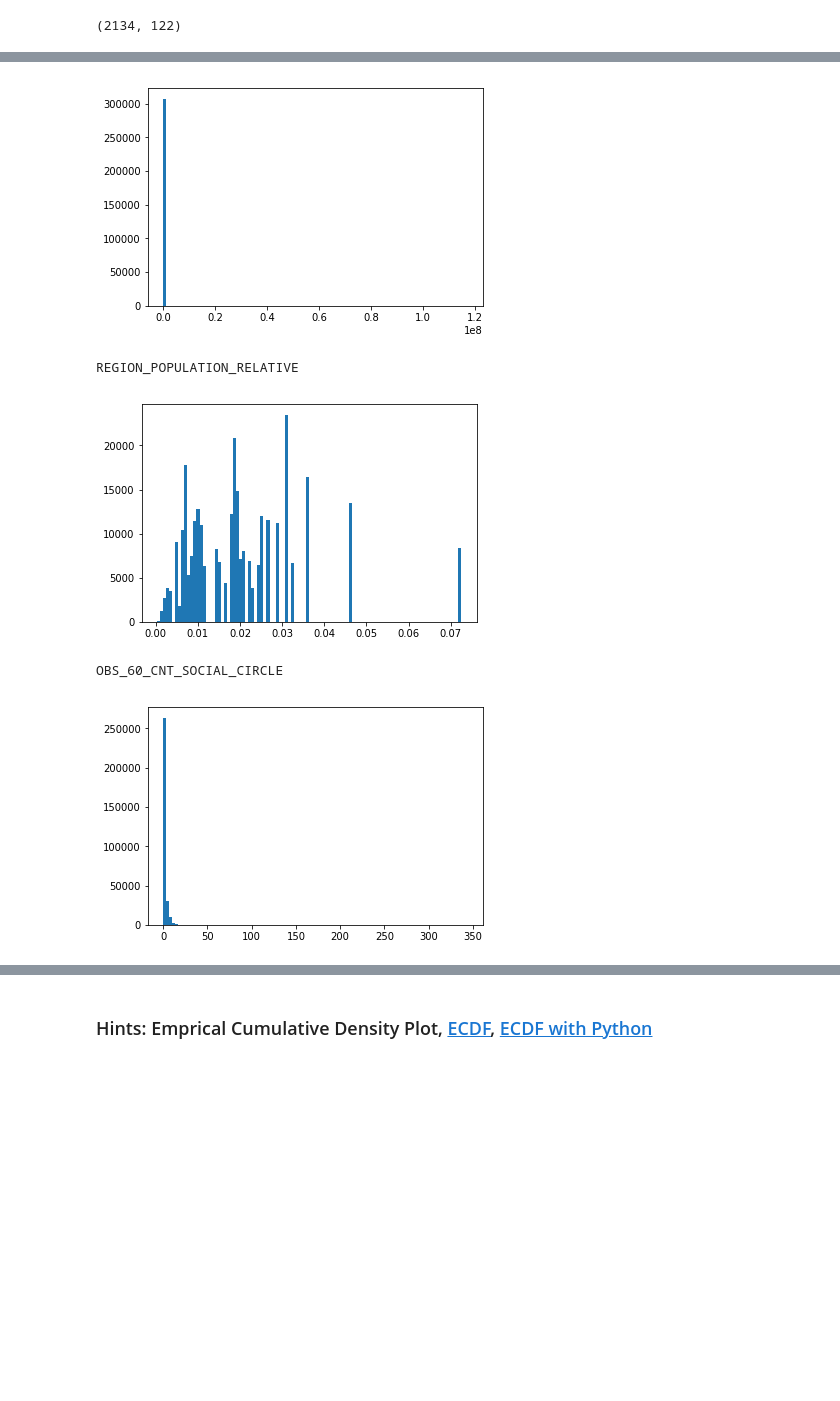
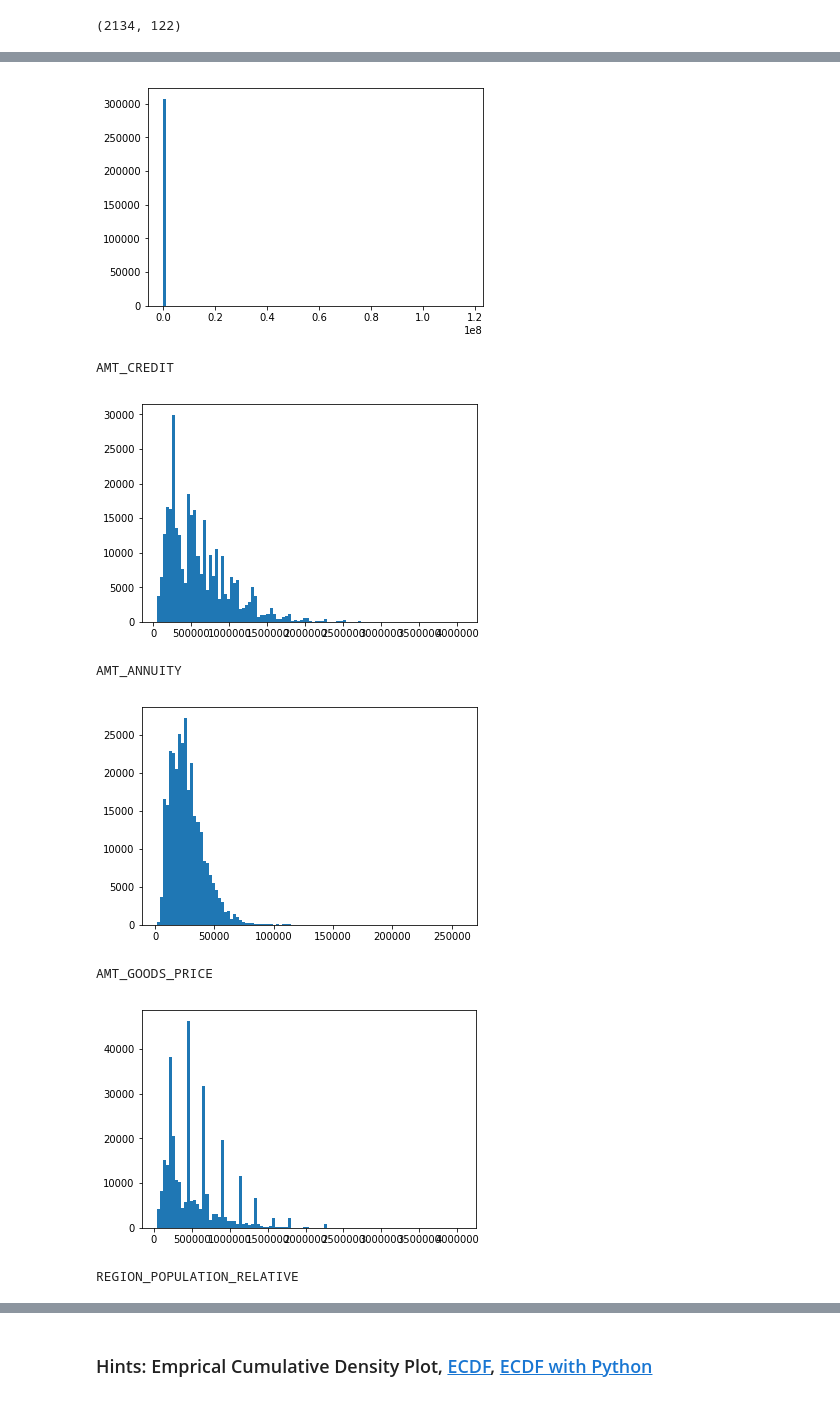
Before and after one commit to huangchinlin/2nd-ML100Days, a Jupyter notebook: homework/Day_006_HW.ipynb, the cells around one changed output, grey strips where cells are left out. Cells and saved outputs as stored; diff of their text form; code cells hidden in the pictures; blank space fills up the shorter version.

```diff
--- a/homework/Day_006_HW.ipynb
+++ b/homework/Day_006_HW.ipynb
@@ -49,30 +49,32 @@ Name: FLAG_OWN_CAR, dtype: int64
 # %%
 # 先篩選數值型的欄位
 """
 YOUR CODE HERE, fill correct data types (for example str, float, int, ...)
 """
 dtype_select = ['float64','int64']
 
 numeric_columns = list(app_train.columns[list(app_train.dtypes.isin(dtype_select))])
 
 # 再把只有 2 值 (通常是 0,1) 的欄位去掉
 numeric_columns = list(app_train[numeric_columns].columns[list(app_train[numeric_columns].apply(lambda x:len(x.unique())!=2 ))])
 print('Numbers of remain columns: %d' % len(numeric_columns))
 
 # 檢視這些欄位的數值範圍
 for col in numeric_columns:
 #    """
 #    Your CODE HERE, make the box plot
 #    """
-    if col in ['AMT_INCOME_TOTAL', 'REGION_POPULATION_RELATIVE', 'OBS_60_CNT_SOCIAL_CIRCLE']:
-        print(col)
-        plt.hist(app_train[col], bins=100)
-        plt.show()
+    print(col)
+    plt.hist(app_train[col], bins=100)
+    plt.show()
 # %% [output]
 Numbers of remain columns: 65
 AMT_INCOME_TOTAL
 [figure]
-REGION_POPULATION_RELATIVE
+AMT_CREDIT
-[figure, old version]
+[figure, new version]
-OBS_60_CNT_SOCIAL_CIRCLE
+AMT_ANNUITY
-[figure, old version]
+[figure, new version]
+AMT_GOODS_PRICE
+[figure, added]
+REGION_POPULATION_RELATIVE
```
Also changed, not shown: parts of 1 cell of this notebook.
